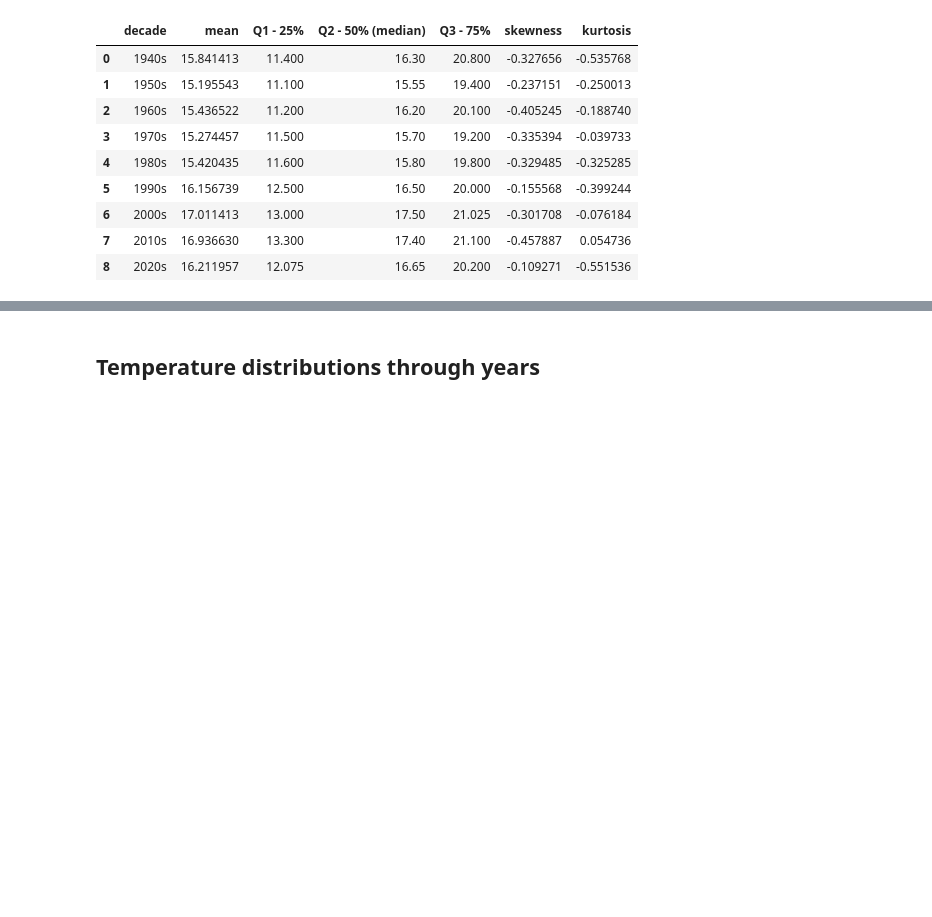
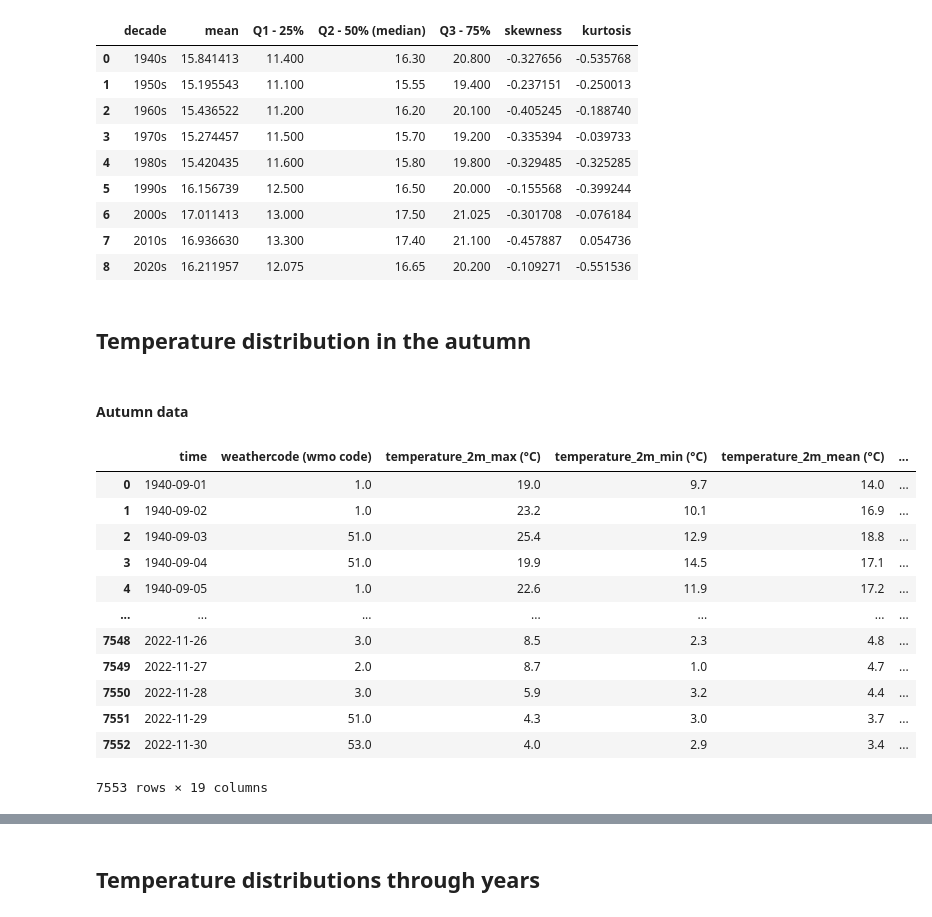
Before and after one commit to cimbaIG/Weather_data_Zagreb, a Jupyter notebook: weather_data_zagreb.ipynb, the cells around one changed output, grey strips where cells are left out. Cells and saved outputs as stored; diff of their text form; code cells hidden in the pictures; blank space fills up the shorter version.

```diff
--- a/weather_data_zagreb.ipynb
+++ b/weather_data_zagreb.ipynb
@@ -1426,3 +1426,32 @@ stat_chars_of_spring_max_temps
 | 6 | 2000s | 17.011413 | 13.000 | 17.50 | 21.025 | -0.301708 | -0.076184 |
 | 7 | 2010s | 16.936630 | 13.300 | 17.40 | 21.100 | -0.457887 | 0.054736 |
 | 8 | 2020s | 16.211957 | 12.075 | 16.65 | 20.200 | -0.109271 | -0.551536 |
+# %% [markdown]
+## Temperature distribution in the autumn
+# %% [markdown]
+#### Autumn data
+# %%
+# Get only data for the autumn periods
+# Create empty autumn data dataframe
+autumn_data = pd.DataFrame()
+# Iterate over every unique year in data
+for year in data["time"].dt.year.unique():
+    autumn_data = autumn_data.append(data[(data["time"] >= pd.Timestamp(year=year, month=9, day=1)) & (data["time"] < pd.Timestamp(year=year, month=12, day=1))])
+
+# Print autumn data dataframe
+autumn_data = autumn_data.sort_values(by="time").drop_duplicates(subset=["time"]).reset_index(drop=True)
+autumn_data
+# %% [output]
+|  | time | weathercode (wmo code) | temperature_2m_max (°C) | temperature_2m_min (°C) | temperature_2m_mean (°C) | ... |
+| 0 | 1940-09-01 | 1.0 | 19.0 | 9.7 | 14.0 | ... |
+| 1 | 1940-09-02 | 1.0 | 23.2 | 10.1 | 16.9 | ... |
+| 2 | 1940-09-03 | 51.0 | 25.4 | 12.9 | 18.8 | ... |
+| 3 | 1940-09-04 | 51.0 | 19.9 | 14.5 | 17.1 | ... |
+| 4 | 1940-09-05 | 1.0 | 22.6 | 11.9 | 17.2 | ... |
+| ... | ... | ... | ... | ... | ... | ... |
+| 7548 | 2022-11-26 | 3.0 | 8.5 | 2.3 | 4.8 | ... |
+| 7549 | 2022-11-27 | 2.0 | 8.7 | 1.0 | 4.7 | ... |
+| 7550 | 2022-11-28 | 3.0 | 5.9 | 3.2 | 4.4 | ... |
+| 7551 | 2022-11-29 | 51.0 | 4.3 | 3.0 | 3.7 | ... |
+| 7552 | 2022-11-30 | 53.0 | 4.0 | 2.9 | 3.4 | ... |
+7553 rows × 19 columns
```
Also changed, not shown: parts of 8 cells of this notebook, 25 other files.
